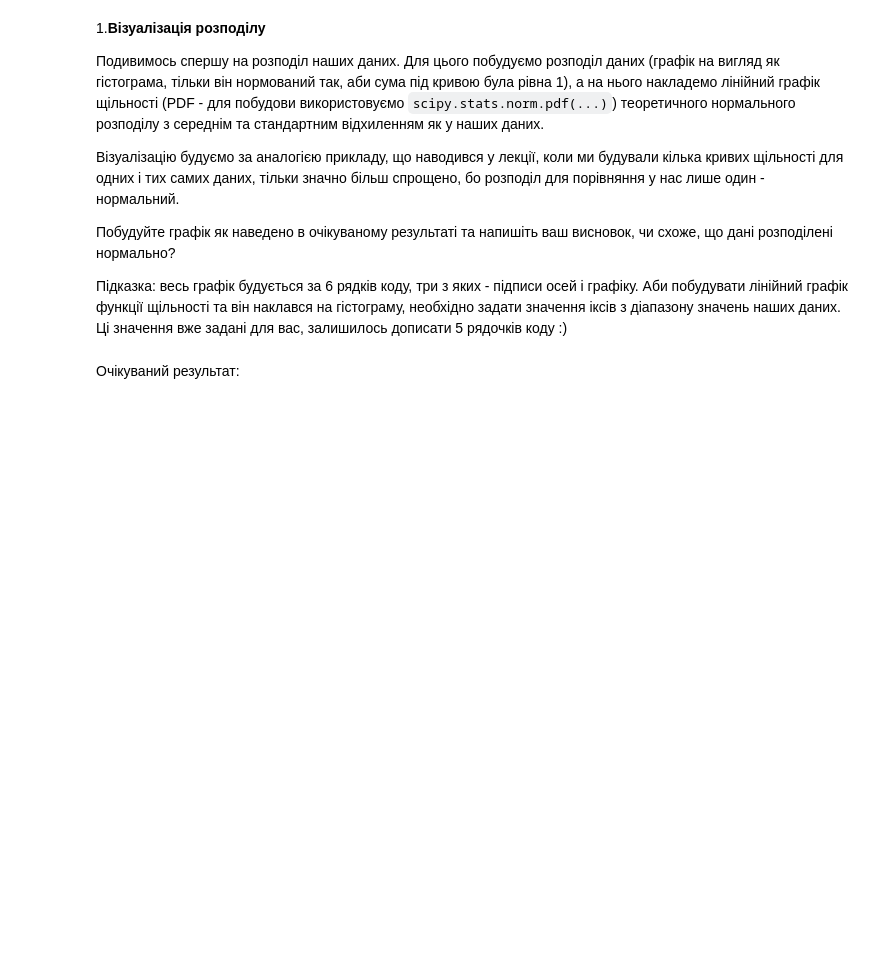
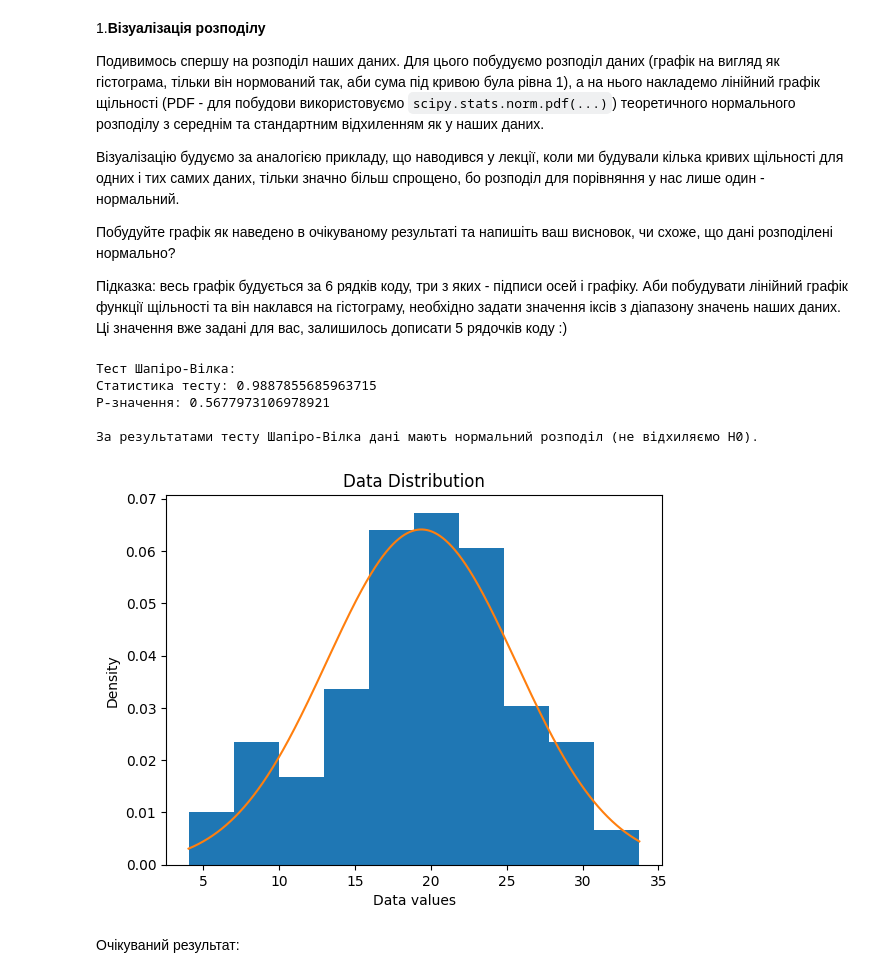
Before and after one commit to tetiana-martynenko/Python-For-DS, a Jupyter notebook: hw_6_3_Перевірка_вибірки_на_нормальність.ipynb, the cells around one changed output. Cells and saved outputs as stored; diff of their text form; code cells hidden in the pictures; blank space fills up the shorter version.

```diff
--- a/hw_6_3_Перевірка_вибірки_на_нормальність.ipynb
+++ b/hw_6_3_Перевірка_вибірки_на_нормальність.ipynb
@@ -7,3 +16,7 @@
+# %%
+df = pd.read_csv('/content/drive/MyDrive/DS_course/data/data_statistics/data.csv')
+# %%
+data = np.array(df['data'])
 # %% [markdown]
 Запустіть код нижче. Для коректної робити всіх подальших методів дані мають бути у вигляді одновимірного вектора, тобто мати розмір (100,).
 # %%
@@ -28,3 +41,33 @@ x_axis = np.arange(data.min(), data.max(), 0.01)
+# %%
+
+# Тест Шапіро-Вілка
+stat, p_value_shapiro = shapiro(data)
+print("Тест Шапіро-Вілка:")
+print("Статистика тесту:", stat)
+print("P-значення:", p_value_shapiro)
+
+# Інтерпретація результатів
+if p_value_shapiro > 0.05:
+    print("\nЗа результатами тесту Шапіро-Вілка дані мають нормальний розподіл (не відхиляємо H0).")
+else:
+    print("\nЗа результатами тесту Шапіро-Вілка дані не мають нормального розподілу (відхиляємо H0).")
+# %% [output]
+Тест Шапіро-Вілка:
+Статистика тесту: 0.9887855685963715
+P-значення: 0.5677973106978921
+
+За результатами тесту Шапіро-Вілка дані мають нормальний розподіл (не відхиляємо H0).
+# %%
+x_axis = np.arange(data.min(), data.max(), 0.01)
+mean = np.mean(data)
+std = np.std(data)
+plt.hist(data, density=True)
+plt.plot(x_axis, norm.pdf(x_axis, mean, std))
+plt.xlabel('Data values')
+plt.ylabel('Density')
+plt.title('Data Distribution');
+# %% [output]
+[figure, added]
 # %% [markdown]
 Очікуваний результат:
 # %% [markdown]
```
Also changed, not shown: parts of 8 cells of this notebook.
